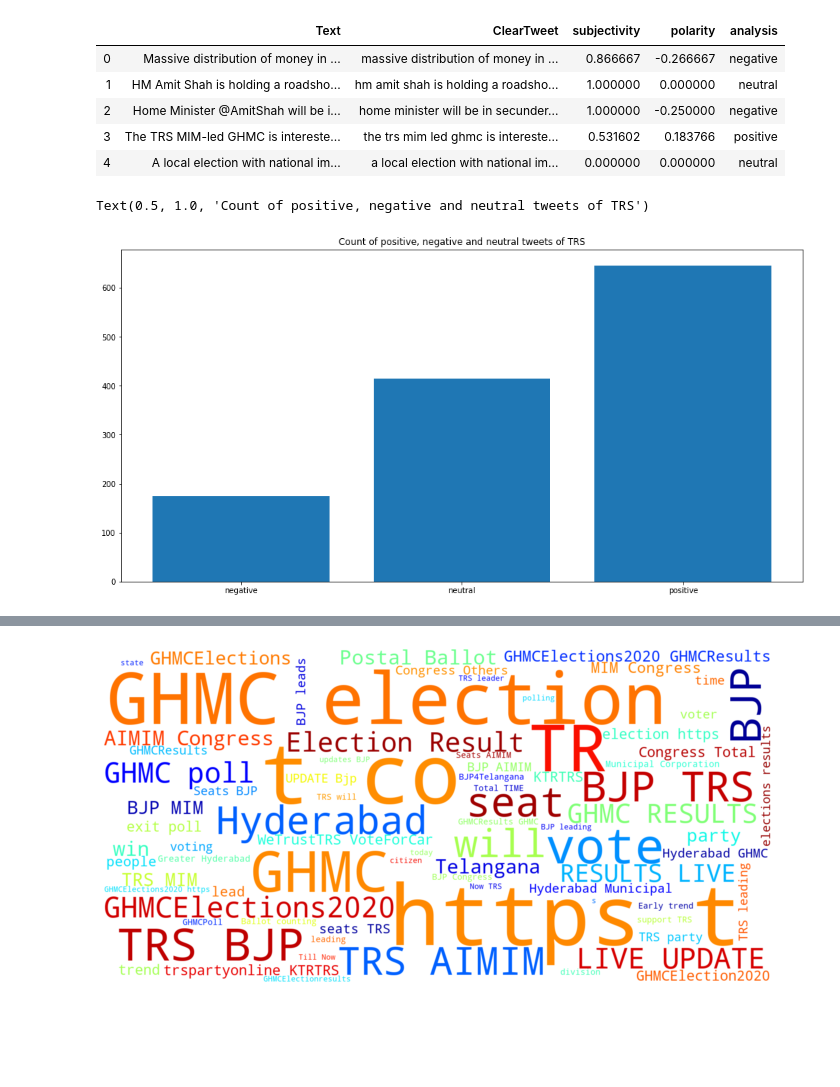
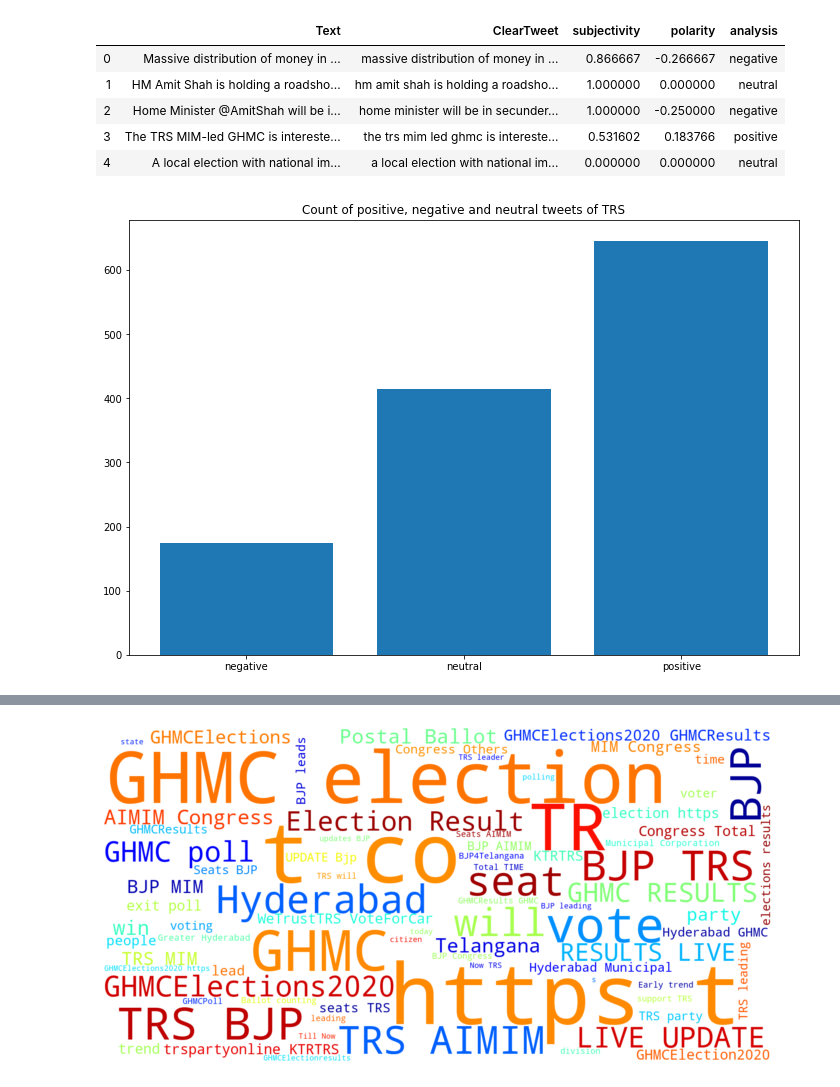
Before and after one commit to PranavSarda/BIDA-Project, a Jupyter notebook: GHMC Elections/Untitled7.ipynb, the cells around one changed output, grey strips where cells are left out. Cells and saved outputs as stored; diff of their text form; code cells hidden in the pictures; blank space fills up the shorter version.

```diff
--- a/GHMC Elections/Untitled7.ipynb
+++ b/GHMC Elections/Untitled7.ipynb
@@ -168,14 +175,14 @@ TRS_Tweets.polarity = TRS_Tweets.polarity.apply(lambda x: getAnalysis(x))
 # %%
 from collections import Counter
 
 target_cnt = Counter(TRS_Tweets.polarity)
 
-plt.figure(figsize=(16,8))
+fig = plt.figure(figsize=(12,8))
 plt.bar(target_cnt.keys(), target_cnt.values())
 plt.title("Count of positive, negative and neutral tweets of TRS")
+fig.savefig("TRScount.png")
 # %% [output]
-Text(0.5, 1.0, 'Count of positive, negative and neutral tweets of TRS')
-[figure, old version]
+[figure, new version]
 # %%
 general  = TRS_Tweets.groupby('analysis').analysis.count()
 neutral  = TRS_Tweets[TRS_Tweets['analysis'] == 'neutral'].ClearTweet.count()
```
Also changed, not shown: parts of 9 cells of this notebook, 33 other files.
